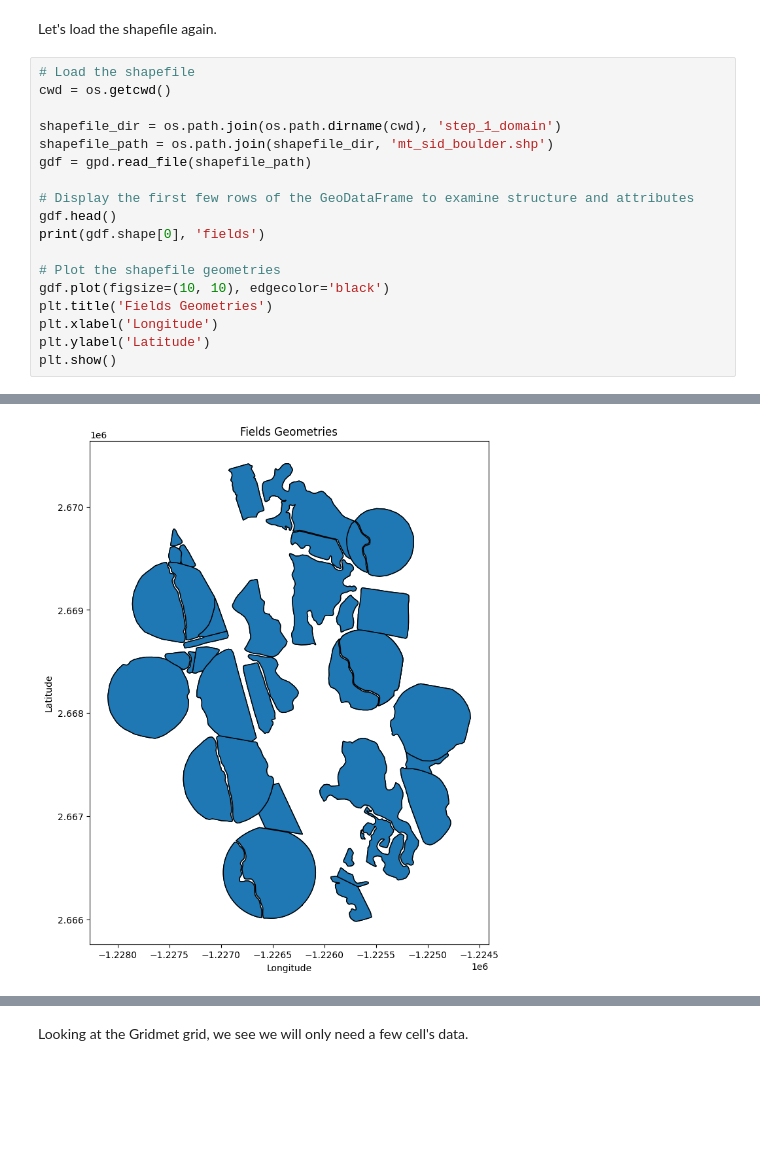
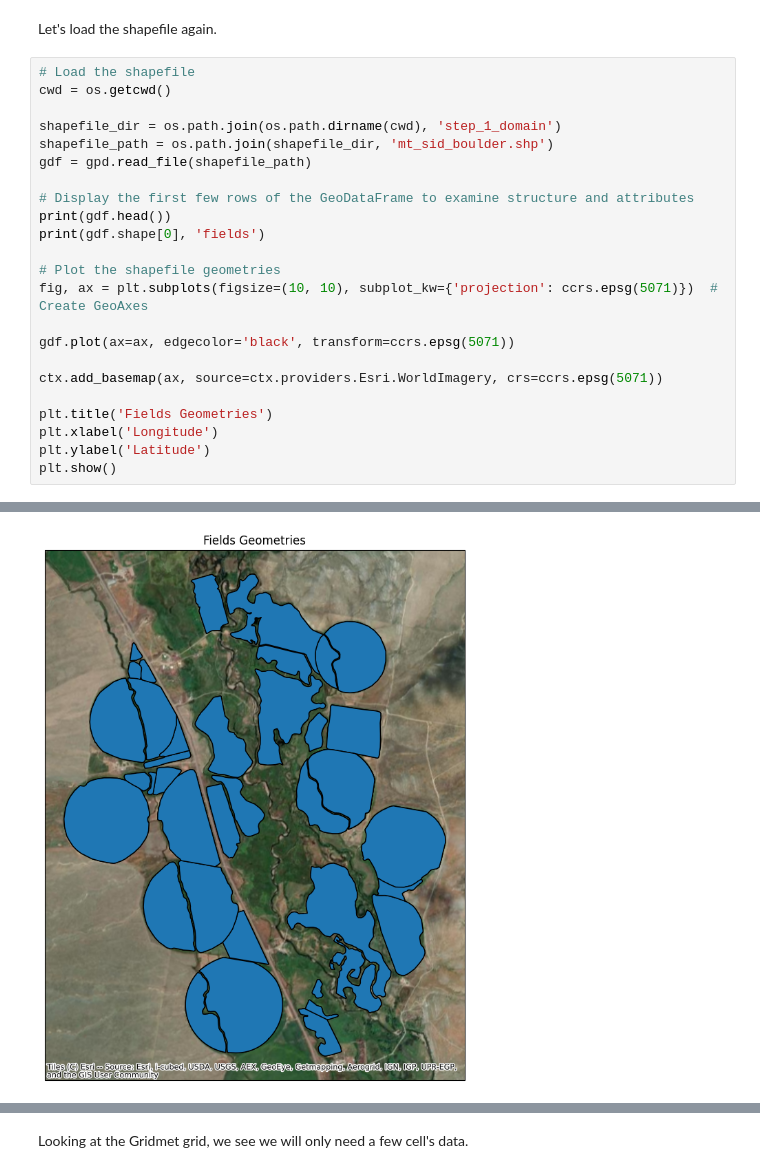
Before and after one commit to dgketchum/swim-rs, a Jupyter notebook: tutorial/step_3_meteorology_extract/step_3.ipynb, the cells around one changed output, grey strips where cells are left out. Cells and saved outputs as stored; diff of their text form; blank space fills up the shorter version.

```diff
--- a/tutorial/step_3_meteorology_extract/step_3.ipynb
+++ b/tutorial/step_3_meteorology_extract/step_3.ipynb
@@ -25,11 +32,16 @@ shapefile_path = os.path.join(shapefile_dir, 'mt_sid_boulder.shp')
 gdf = gpd.read_file(shapefile_path)
 
 # Display the first few rows of the GeoDataFrame to examine structure and attributes
-gdf.head()
+print(gdf.head())
 print(gdf.shape[0], 'fields')
 
 # Plot the shapefile geometries
-gdf.plot(figsize=(10, 10), edgecolor='black')
+fig, ax = plt.subplots(figsize=(10, 10), subplot_kw={'projection': ccrs.epsg(5071)})  # Create GeoAxes
+
+gdf.plot(ax=ax, edgecolor='black', transform=ccrs.epsg(5071))
+
+ctx.add_basemap(ax, source=ctx.providers.Esri.WorldImagery, crs=ccrs.epsg(5071))
+
 plt.title('Fields Geometries')
 plt.xlabel('Longitude')
 plt.ylabel('Latitude')
@@ -38,3 +63,3 @@ plt.show()
 78 fields
-[figure, old version]
+[figure, new version]
 # %% [markdown]
```
Also changed, not shown: parts of 14 cells of this notebook, 1 other file.
